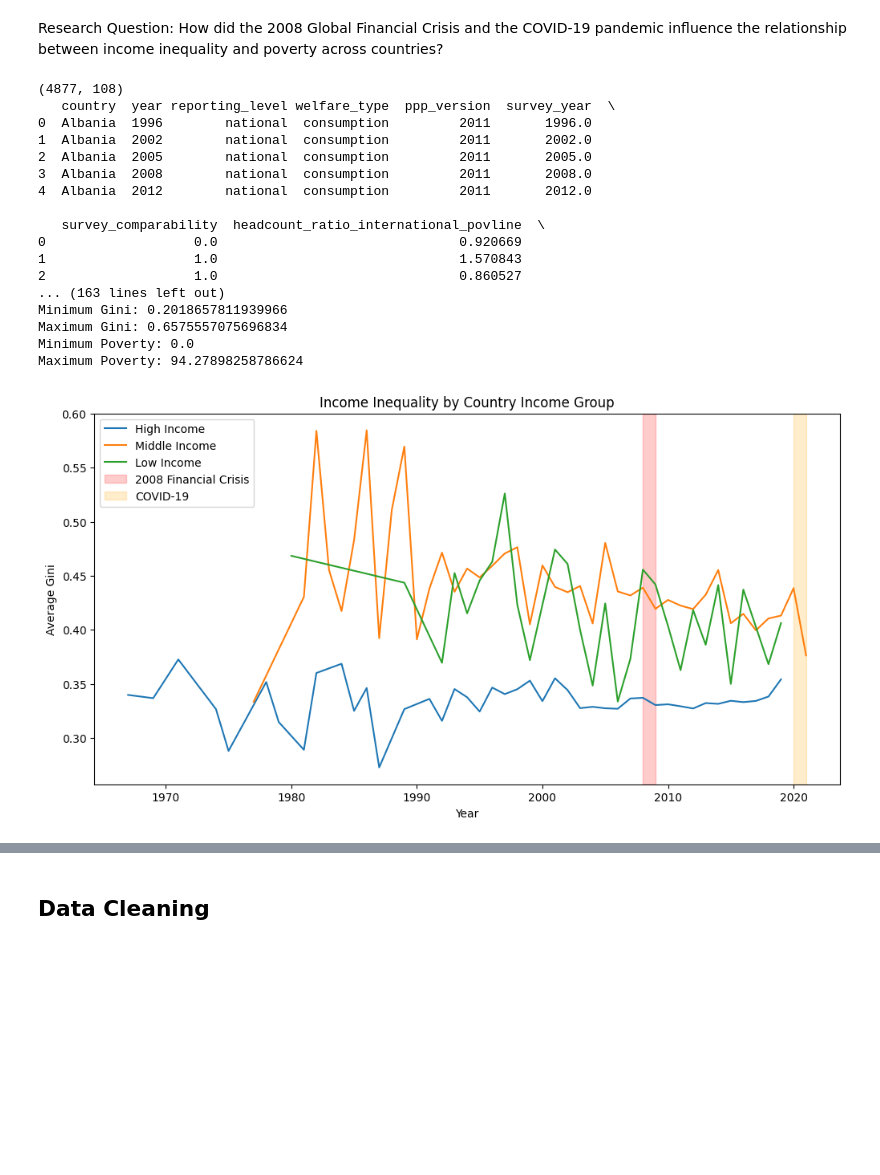
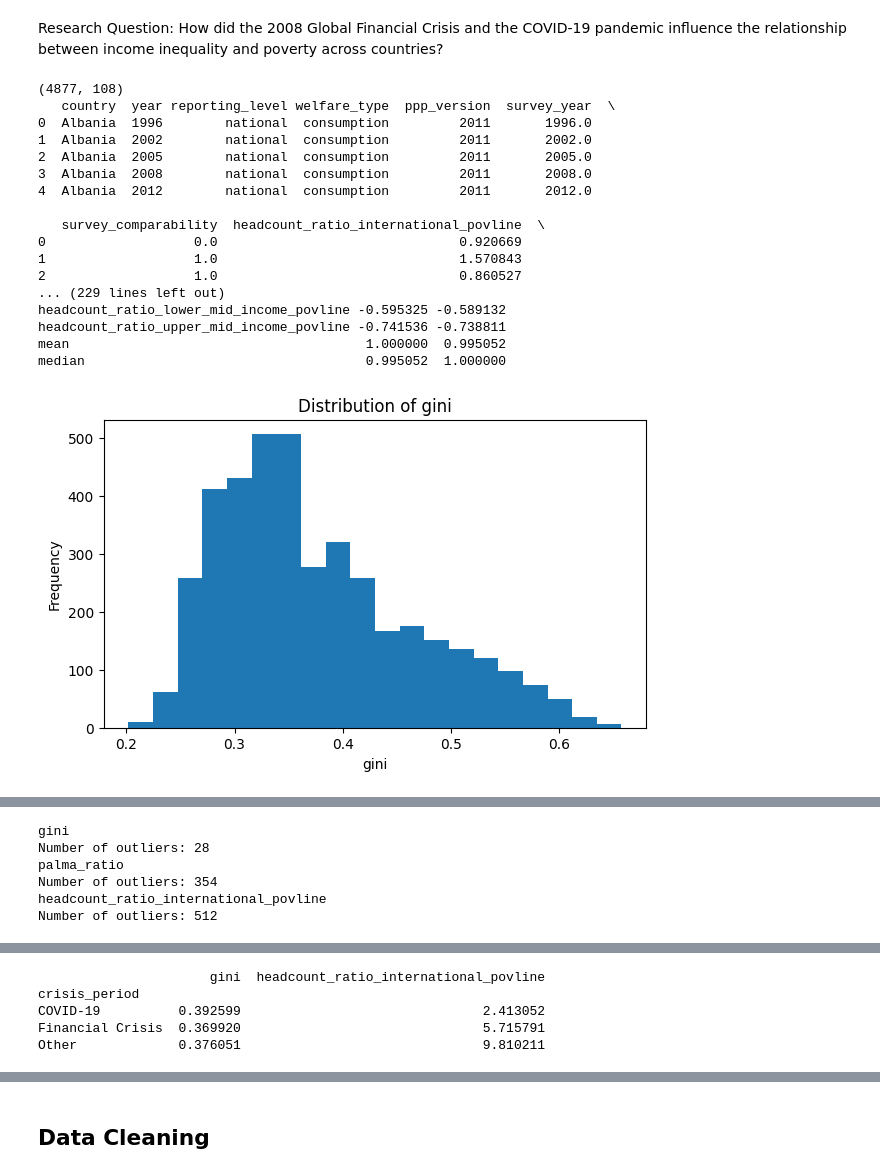
Before and after one commit to flynnava/Global-Poverty-and-Inequality-Trends, a Jupyter notebook: Research.ipynb, the cells around one changed output, grey strips where cells are left out. Cells and saved outputs as stored; diff of their text form; code cells hidden in the pictures; blank space fills up the shorter version.

```diff
--- a/Research.ipynb
+++ b/Research.ipynb
@@ -6,6 +6,7 @@ How did the 2008 Global Financial Crisis and the COVID-19 pandemic influence the
 # %%
 import pandas as pd
 import numpy as np
+import matplotlib.pyplot as plt
 
 # Country Income Groups according to World Bank
 # --------------
@@ -217,10 +218,42 @@ research_df.to_csv(
     "poverty_clean.csv",
     index=False
 )
+# Distribution of numeric variables
 
+numeric_cols = [
+    "gini",
+    "palma_ratio",
+    "headcount_ratio_international_povline"
+]
+
+for col in numeric_cols:
+    plt.figure(figsize=(7,4))
+    plt.hist(research_df[col].dropna(), bins=20)
+    plt.title(f"Distribution of {col}")
+    plt.xlabel(col)
+    plt.ylabel("Frequency")
+    plt.show()
+# Check for outliers
+
+for col in numeric_cols:
+
+    Q1 = research_df[col].quantile(0.25)
+    Q3 = research_df[col].quantile(0.75)
+
+    IQR = Q3 - Q1
+
+    lower = Q1 - 1.5 * IQR
+    upper = Q3 + 1.5 * IQR
+
+    outliers = research_df[
+        (research_df[col] < lower) |
+        (research_df[col] > upper)
+    ]
+
+    print(col)
+    print("Number of outliers:", len(outliers))
 
 # Visulization
-import matplotlib.pyplot as plt
 
 # Average by year for each income group
 high_yearly = high_df.groupby("year")[["gini"]].mean()
@@ -258,7 +291,6 @@ plt.title("Income Inequality by Country Income Group")
 plt.legend()
 plt.show()
 # Scatter Plot: Gini vs. Poverty Rate
-import matplotlib.pyplot as plt
 
 plt.figure(figsize=(8,6))
 plt.scatter(research_df["gini"],
@@ -279,36 +311,55 @@ plt.hist(research_df["gini"], bins=20)
 plt.xlabel("Gini Coefficient")
 plt.ylabel("Frequency")
 plt.title("Distribution of Gini Coefficients")
 
 plt.show()
 
 #Scatter Plot: Gini vs. Palma Ratio
 plt.figure(figsize=(8,6))
 
 plt.scatter(research_df["gini"],
             research_df["palma_ratio"])
 
 plt.xlabel("Gini Coefficient")
 plt.ylabel("Palma Ratio")
 plt.title("Relationship Between Gini Coefficient and Palma Ratio")
 
 plt.show()
+# Average inequality and poverty by crisis period
+
+crisis_avg = research_df.groupby("crisis_period")[
+    [
+        "gini",
+        "headcount_ratio_international_povline"
+    ]
+].mean()
+
+print(crisis_avg)
+
+crisis_avg.plot(
+    kind="bar",
+    figsize=(8,5)
+)
+
+plt.ylabel("Average Value")
+plt.title("Average Inequality and Poverty by Crisis Period")
+plt.show()
 # %% [output]
 (4877, 108)
    country  year reporting_level welfare_type  ppp_version  survey_year  \
 0  Albania  1996        national  consumption         2011       1996.0
 1  Albania  2002        national  consumption         2011       2002.0
 2  Albania  2005        national  consumption         2011       2005.0
 3  Albania  2008        national  consumption         2011       2008.0
 4  Albania  2012        national  consumption         2011       2012.0
 
    survey_comparability  headcount_ratio_international_povline  \
 0                   0.0                               0.920669
 1                   1.0                               1.570843
 2                   1.0                               0.860527
-... (163 lines left out)
-Minimum Gini: 0.2018657811939966
-Maximum Gini: 0.6575557075696834
-Minimum Poverty: 0.0
-Maximum Poverty: 94.27898258786624
+... (229 lines left out)
+headcount_ratio_lower_mid_income_povline -0.595325 -0.589132
+headcount_ratio_upper_mid_income_povline -0.741536 -0.738811
+mean                                      1.000000  0.995052
+median                                    0.995052  1.000000
-[figure, old version]
+[figure, new version]
@@ -316,0 +368,6 @@ Maximum Poverty: 94.27898258786624
+gini
+Number of outliers: 28
+palma_ratio
+Number of outliers: 354
+headcount_ratio_international_povline
+Number of outliers: 512
@@ -317,0 +378,5 @@ Maximum Poverty: 94.27898258786624
+                      gini  headcount_ratio_international_povline
+crisis_period
+COVID-19          0.392599                               2.413052
+Financial Crisis  0.369920                               5.715791
+Other             0.376051                               9.810211
```
Also changed, not shown: parts of 1 cell of this notebook.
